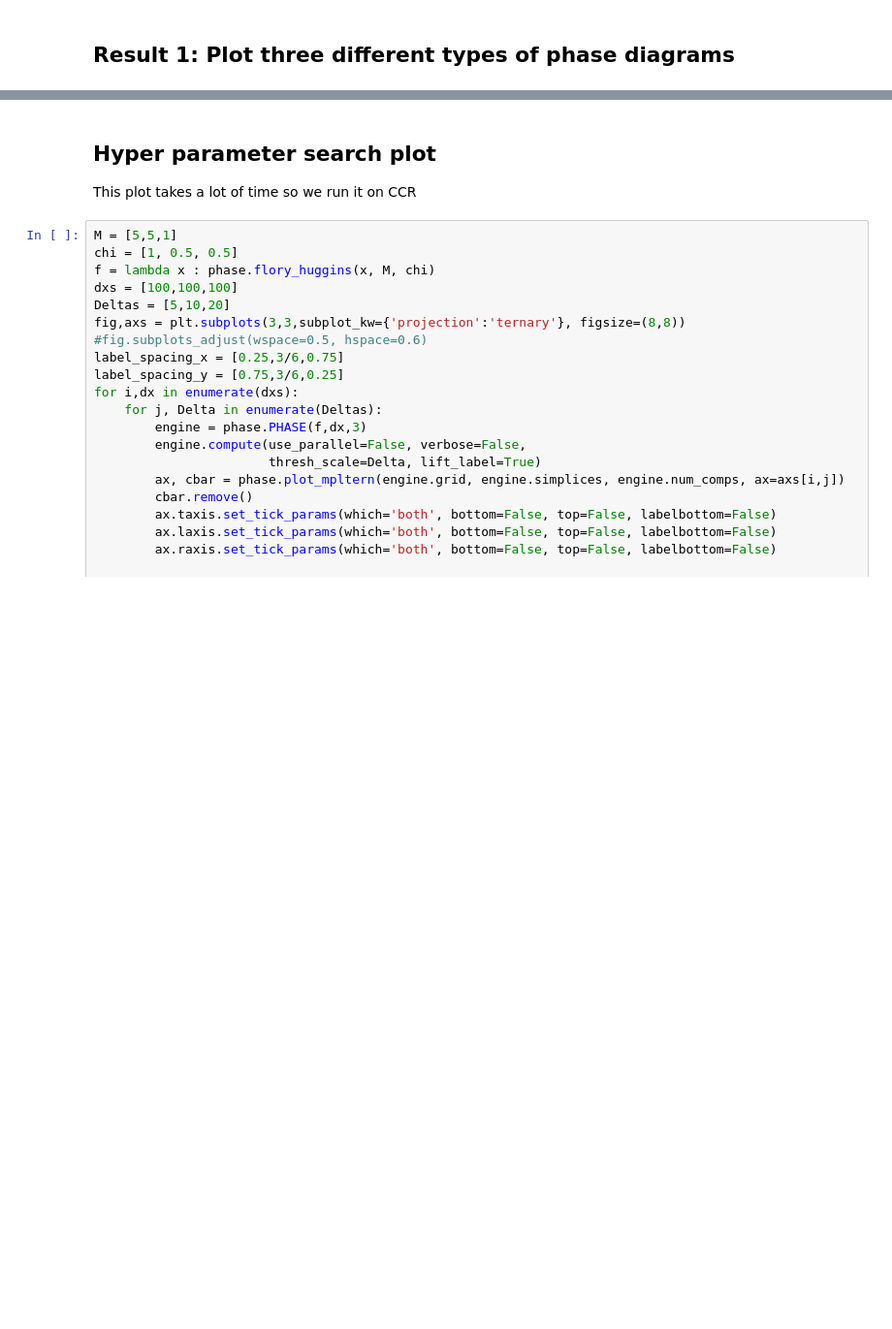
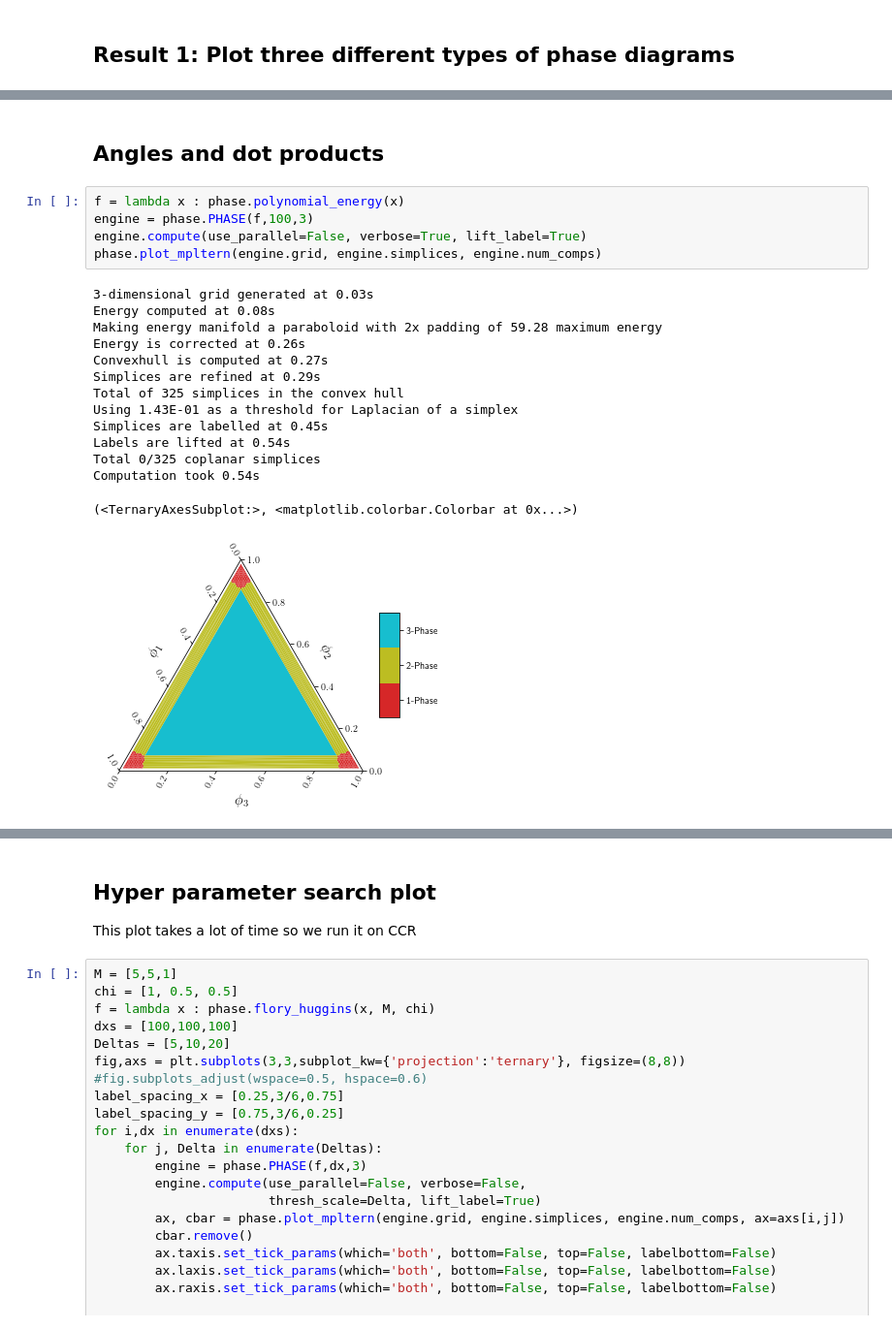
Before and after one commit to kiranvad/polyphase, a Jupyter notebook: notebooks/00-[Final] figures and data.ipynb, the cells around one changed output, grey strips where cells are left out. Shown at 97% size. Cells and saved outputs as stored; diff of their text form; blank space fills up the shorter version.

```diff
--- a/notebooks/00-[Final] figures and data.ipynb
+++ b/notebooks/00-[Final] figures and data.ipynb
@@ -70,2 +79,24 @@ Computation took 0.91s
 [figure]
 [figure]
+# %% [markdown]
+## Angles and dot products
+# %%
+f = lambda x : phase.polynomial_energy(x)
+engine = phase.PHASE(f,100,3)
+engine.compute(use_parallel=False, verbose=True, lift_label=True)
+phase.plot_mpltern(engine.grid, engine.simplices, engine.num_comps)
+# %% [output]
+3-dimensional grid generated at 0.03s
+Energy computed at 0.08s
+Making energy manifold a paraboloid with 2x padding of 59.28 maximum energy
+Energy is corrected at 0.26s
+Convexhull is computed at 0.27s
+Simplices are refined at 0.29s
+Total of 325 simplices in the convex hull
+Using 1.43E-01 as a threshold for Laplacian of a simplex
+Simplices are labelled at 0.45s
+Labels are lifted at 0.54s
+Total 0/325 coplanar simplices
+Computation took 0.54s
+(<TernaryAxesSubplot:>, <matplotlib.colorbar.Colorbar at 0x...>)
+[figure, added]
```
Also changed, not shown: parts of 18 cells of this notebook, 2 other files.
